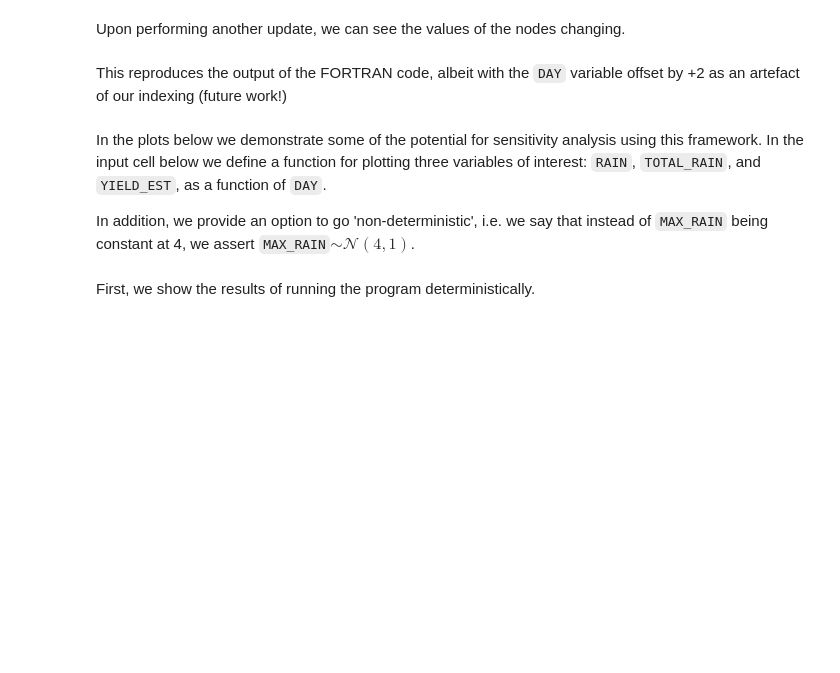
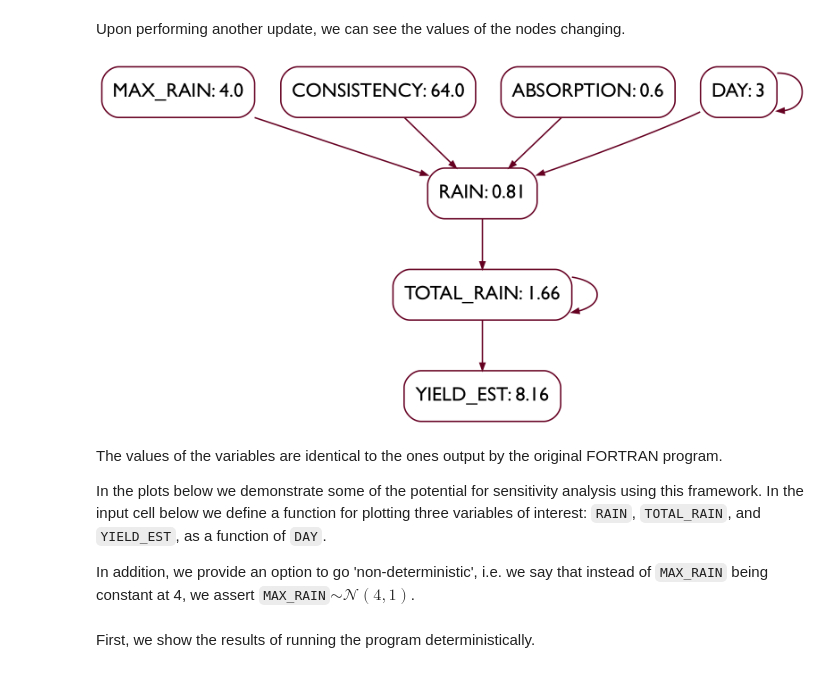
Before and after one commit to ml4ai/delphi, a Jupyter notebook: notebooks/Program Analysis Kickoff Demo.ipynb, the cells around one changed output. Cells and saved outputs as stored; diff of their text form; code cells hidden in the pictures; blank space fills up the shorter version.

```diff
--- a/notebooks/Program Analysis Kickoff Demo.ipynb
+++ b/notebooks/Program Analysis Kickoff Demo.ipynb
@@ -128,11 +155,12 @@ G.visualize(show_values = True)
 Upon performing another update, we can see the values of the nodes changing.
 # %%
 update(G)
-G.visualize(show_values = True)
+visualize(G, show_values=True)
+# %% [output]
+[figure, added]
-# %% [markdown]
-This reproduces the output of the FORTRAN code, albeit with the `DAY` variable
-offset by +2 as an artefact of our indexing (future work!)
 # %% [markdown]
+The values of the variables are identical to the ones output by the original FORTRAN program.
+
 In the plots below we demonstrate some of the potential for sensitivity
 analysis using this framework. In the input cell below we define a function
 for plotting three variables of interest: `RAIN`, `TOTAL_RAIN`, and `YIELD_EST`,
```
Also changed, not shown: parts of 19 cells of this notebook.
